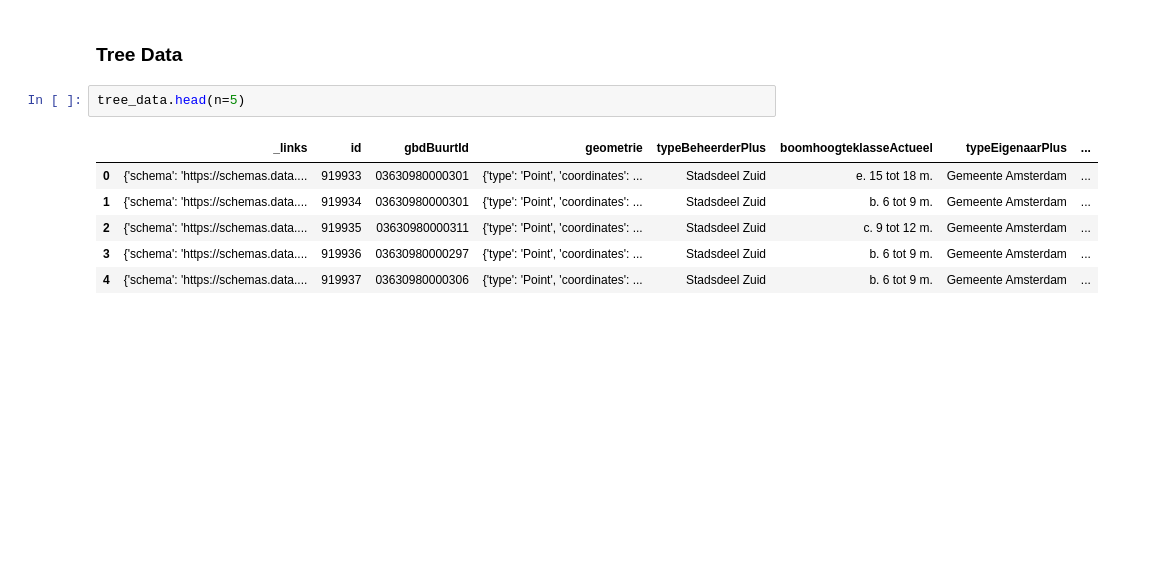
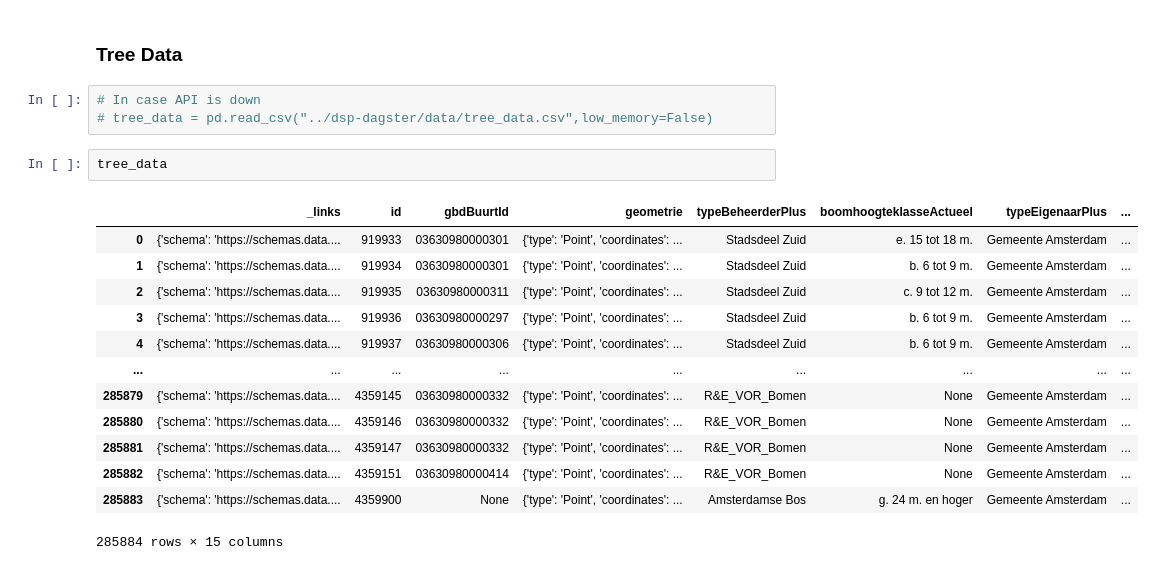
Before and after one commit to melchiorhering/DSP-Storm-Damage-on-Urban-Areas, a Jupyter notebook: src/notebooks/exploratory-data-analysis.ipynb, the cells around one changed output. Saved outputs shown, nothing was run; the diff lists cells and outputs as text; blank space fills up the shorter version.

```diff
--- a/src/notebooks/exploratory-data-analysis.ipynb
+++ b/src/notebooks/exploratory-data-analysis.ipynb
@@ -700,12 +684,22 @@ array([1.3733839 , 1.41870617, 1.71270455, 1.95839893, 2.06753018,
        1.394256  ])
 # %% [markdown]
 ### Tree Data
-# %%
-tree_data.head(n=5)
-# %% [output]
-|  | _links | id | gbdBuurtId | geometrie | typeBeheerderPlus | boomhoogteklasseActueel | typeEigenaarPlus | ... |
-| 0 | {'schema': 'https://schemas.data.... | 919933 | 03630980000301 | {'type': 'Point', 'coordinates': ... | Stadsdeel Zuid | e. 15 tot 18 m. | Gemeente Amsterdam | ... |
-| 1 | {'schema': 'https://schemas.data.... | 919934 | 03630980000301 | {'type': 'Point', 'coordinates': ... | Stadsdeel Zuid | b. 6 tot 9 m. | Gemeente Amsterdam | ... |
-| 2 | {'schema': 'https://schemas.data.... | 919935 | 03630980000311 | {'type': 'Point', 'coordinates': ... | Stadsdeel Zuid | c. 9 tot 12 m. | Gemeente Amsterdam | ... |
-| 3 | {'schema': 'https://schemas.data.... | 919936 | 03630980000297 | {'type': 'Point', 'coordinates': ... | Stadsdeel Zuid | b. 6 tot 9 m. | Gemeente Amsterdam | ... |
-| 4 | {'schema': 'https://schemas.data.... | 919937 | 03630980000306 | {'type': 'Point', 'coordinates': ... | Stadsdeel Zuid | b. 6 tot 9 m. | Gemeente Amsterdam | ... |
+# %%
+# In case API is down
+# tree_data = pd.read_csv("../dsp-dagster/data/tree_data.csv",low_memory=False)
+# %%
+tree_data
+# %% [output]
+|  | _links | id | gbdBuurtId | geometrie | typeBeheerderPlus | boomhoogteklasseActueel | typeEigenaarPlus | ... |
+| 0 | {'schema': 'https://schemas.data.... | 919933 | 03630980000301 | {'type': 'Point', 'coordinates': ... | Stadsdeel Zuid | e. 15 tot 18 m. | Gemeente Amsterdam | ... |
+| 1 | {'schema': 'https://schemas.data.... | 919934 | 03630980000301 | {'type': 'Point', 'coordinates': ... | Stadsdeel Zuid | b. 6 tot 9 m. | Gemeente Amsterdam | ... |
+| 2 | {'schema': 'https://schemas.data.... | 919935 | 03630980000311 | {'type': 'Point', 'coordinates': ... | Stadsdeel Zuid | c. 9 tot 12 m. | Gemeente Amsterdam | ... |
+| 3 | {'schema': 'https://schemas.data.... | 919936 | 03630980000297 | {'type': 'Point', 'coordinates': ... | Stadsdeel Zuid | b. 6 tot 9 m. | Gemeente Amsterdam | ... |
+| 4 | {'schema': 'https://schemas.data.... | 919937 | 03630980000306 | {'type': 'Point', 'coordinates': ... | Stadsdeel Zuid | b. 6 tot 9 m. | Gemeente Amsterdam | ... |
+| ... | ... | ... | ... | ... | ... | ... | ... | ... |
+| 285879 | {'schema': 'https://schemas.data.... | 4359145 | 03630980000332 | {'type': 'Point', 'coordinates': ... | R&E_VOR_Bomen | None | Gemeente Amsterdam | ... |
+| 285880 | {'schema': 'https://schemas.data.... | 4359146 | 03630980000332 | {'type': 'Point', 'coordinates': ... | R&E_VOR_Bomen | None | Gemeente Amsterdam | ... |
+| 285881 | {'schema': 'https://schemas.data.... | 4359147 | 03630980000332 | {'type': 'Point', 'coordinates': ... | R&E_VOR_Bomen | None | Gemeente Amsterdam | ... |
+| 285882 | {'schema': 'https://schemas.data.... | 4359151 | 03630980000414 | {'type': 'Point', 'coordinates': ... | R&E_VOR_Bomen | None | Gemeente Amsterdam | ... |
+| 285883 | {'schema': 'https://schemas.data.... | 4359900 | None | {'type': 'Point', 'coordinates': ... | Amsterdamse Bos | g. 24 m. en hoger | Gemeente Amsterdam | ... |
+285884 rows × 15 columns
```
Also changed, not shown: parts of 11 cells of this notebook, 4 other files.
